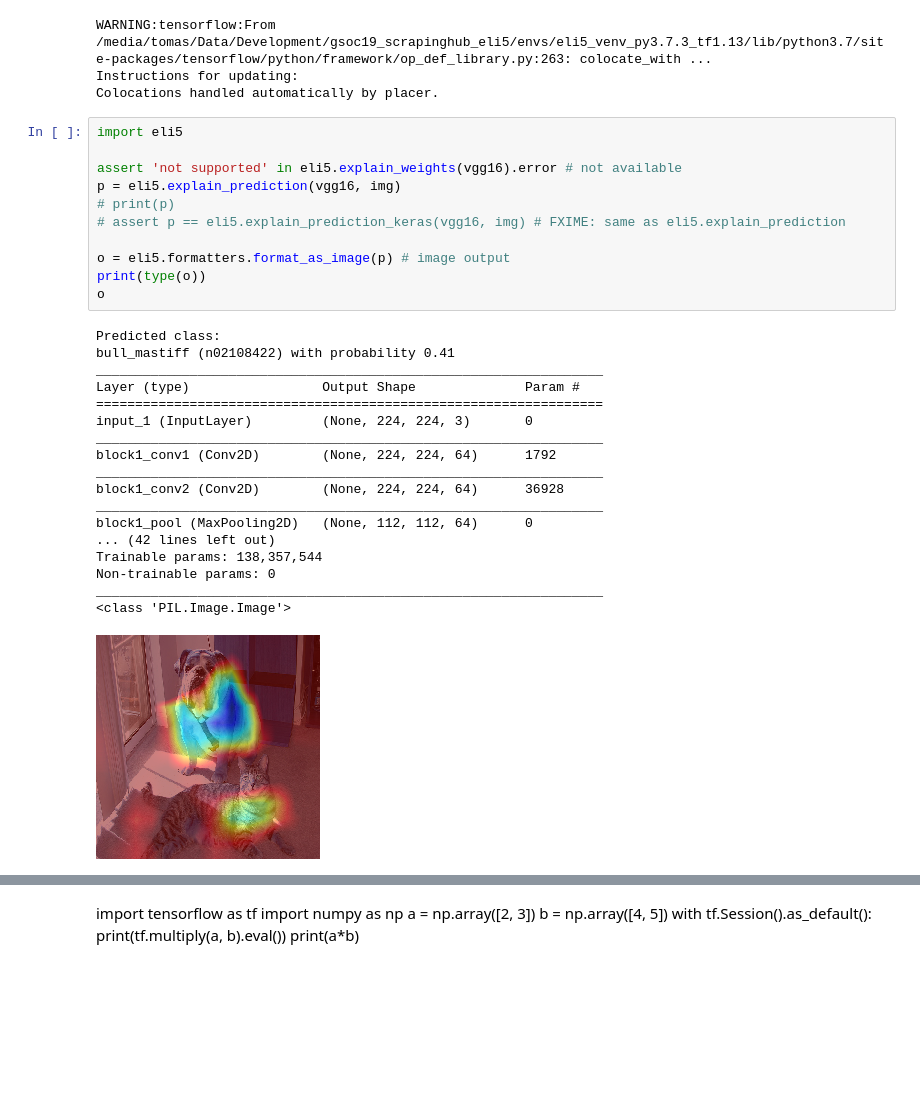
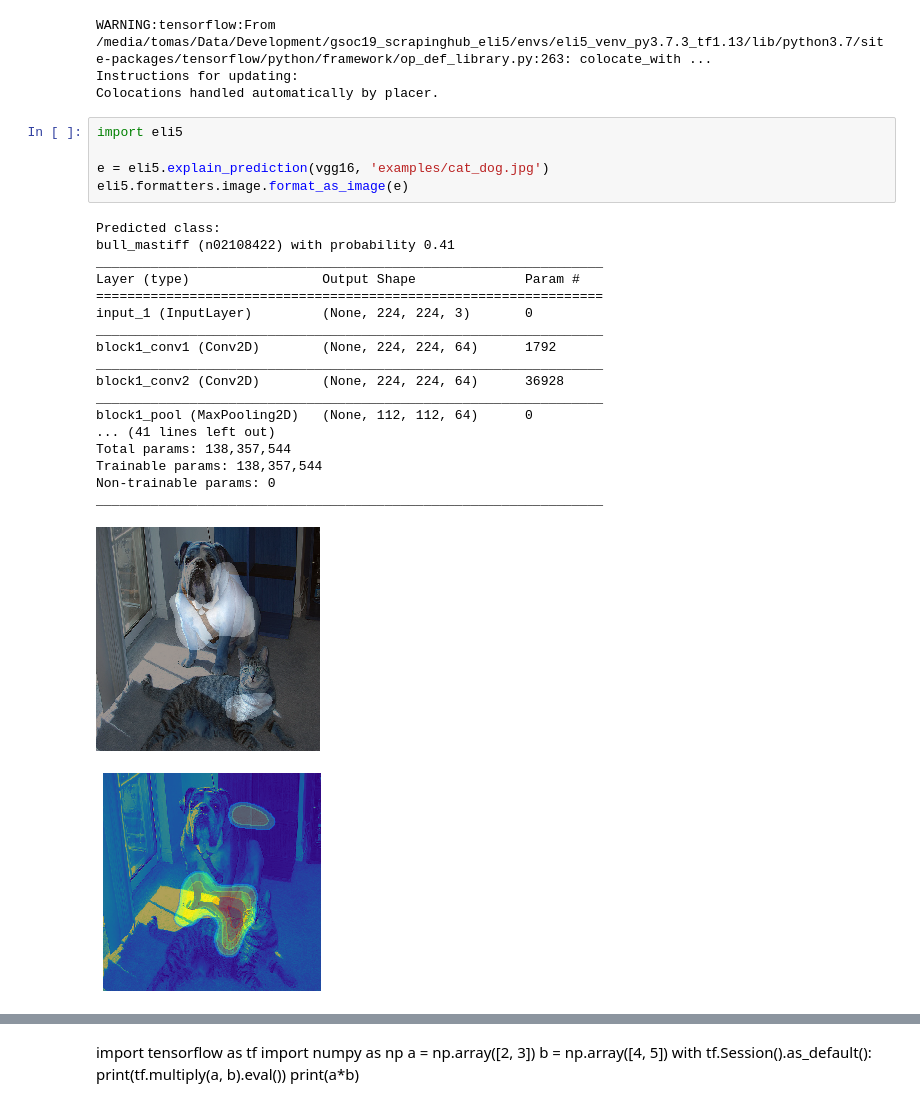
Before and after one commit to TeamHG-Memex/eli5, a Jupyter notebook: keras_image_prediction.ipynb, the cells around one changed output, grey strips where cells are left out. Drawn from its saved outputs; the diff is of its cells as text; blank space fills up the shorter version.

Commit message:
Move parts to image.py, use matplotlib and Pillow instead of cv2

```diff
--- a/keras_image_prediction.ipynb
+++ b/keras_image_prediction.ipynb
@@ -12,33 +14,28 @@ vgg16 = VGG16(include_top=True, weights='imagenet', classes=1000)
 WARNING:tensorflow:From /media/tomas/Data/Development/gsoc19_scrapinghub_eli5/envs/eli5_venv_py3.7.3_tf1.13/lib/python3.7/site-packages/tensorflow/python/framework/op_def_library.py:263: colocate_with ...
 Instructions for updating:
 Colocations handled automatically by placer.
-# %%
-import eli5
-
-assert 'not supported' in eli5.explain_weights(vgg16).error # not available
-p = eli5.explain_prediction(vgg16, img)
-# print(p)
-# assert p == eli5.explain_prediction_keras(vgg16, img) # FXIME: same as eli5.explain_prediction
-
-o = eli5.formatters.format_as_image(p) # image output
-print(type(o))
-o
-# %% [output]
-Predicted class:
-bull_mastiff (n02108422) with probability 0.41
-_________________________________________________________________
-Layer (type)                 Output Shape              Param #
-=================================================================
-input_1 (InputLayer)         (None, 224, 224, 3)       0
-_________________________________________________________________
-block1_conv1 (Conv2D)        (None, 224, 224, 64)      1792
-_________________________________________________________________
-block1_conv2 (Conv2D)        (None, 224, 224, 64)      36928
-_________________________________________________________________
-block1_pool (MaxPooling2D)   (None, 112, 112, 64)      0
-... (42 lines left out)
-Trainable params: 138,357,544
-Non-trainable params: 0
-_________________________________________________________________
-<class 'PIL.Image.Image'>
-[figure, removed]
+# %%
+import eli5
+
+e = eli5.explain_prediction(vgg16, 'examples/cat_dog.jpg')
+eli5.formatters.image.format_as_image(e)
+# %% [output]
+Predicted class:
+bull_mastiff (n02108422) with probability 0.41
+_________________________________________________________________
+Layer (type)                 Output Shape              Param #
+=================================================================
+input_1 (InputLayer)         (None, 224, 224, 3)       0
+_________________________________________________________________
+block1_conv1 (Conv2D)        (None, 224, 224, 64)      1792
+_________________________________________________________________
+block1_conv2 (Conv2D)        (None, 224, 224, 64)      36928
+_________________________________________________________________
+block1_pool (MaxPooling2D)   (None, 112, 112, 64)      0
+... (41 lines left out)
+Total params: 138,357,544
+Trainable params: 138,357,544
+Non-trainable params: 0
+_________________________________________________________________
+[figure, added]
+[figure, added]
```
Also changed, not shown: parts of 8 cells of this notebook, 2 other files.
